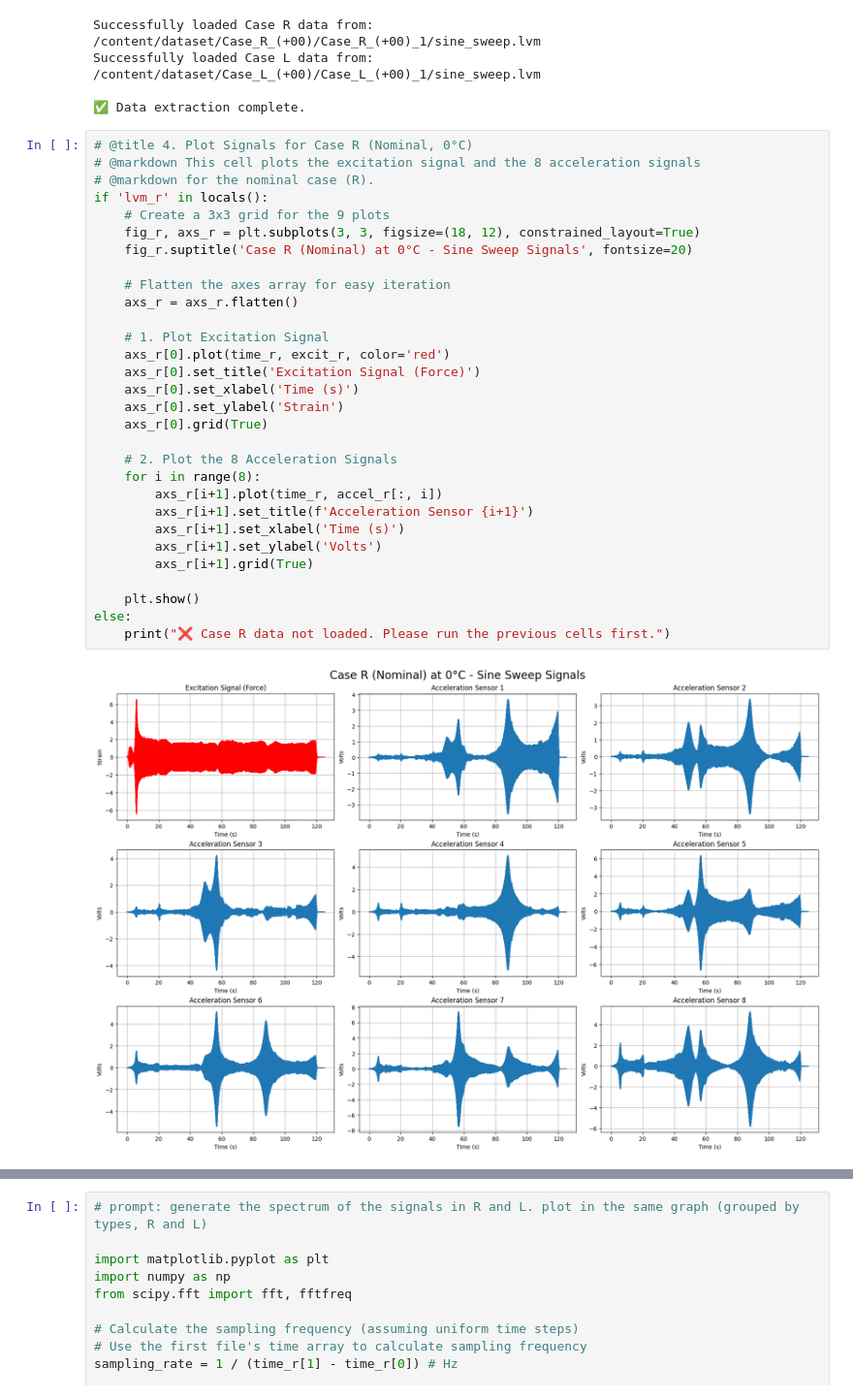
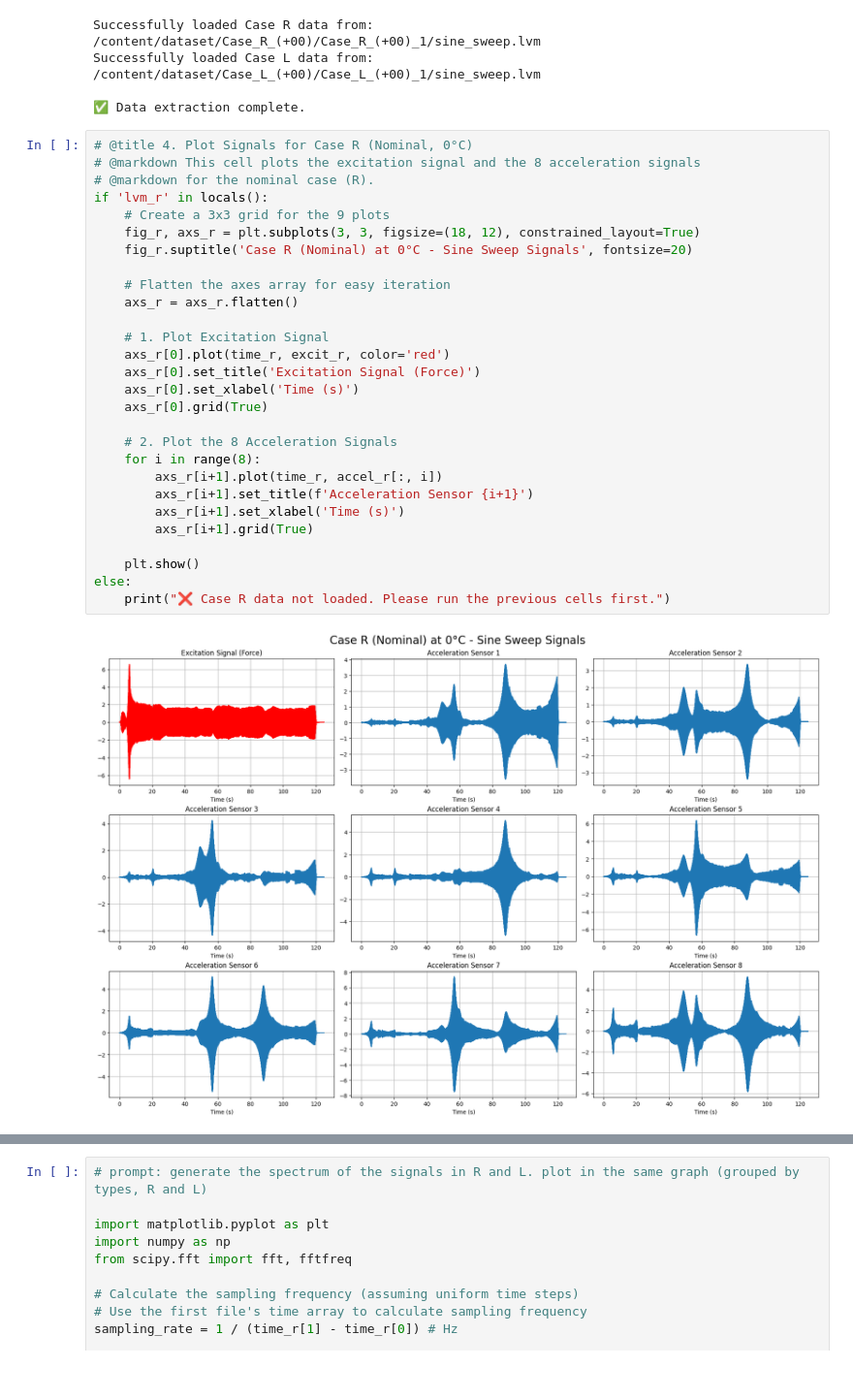
Before and after one commit to helonayala/sysid, a Jupyter notebook: wind_blade.ipynb, the cells around one changed output, grey strips where cells are left out. Shown at 97% size. Cells and saved outputs as stored; diff of their text form.

```diff
--- a/wind_blade.ipynb
+++ b/wind_blade.ipynb
@@ -128,35 +128,33 @@ Successfully loaded Case L data from: /content/dataset/Case_L_(+00)/Case_L_(+00)
 # %%
 # @title 4. Plot Signals for Case R (Nominal, 0°C)
 # @markdown This cell plots the excitation signal and the 8 acceleration signals
 # @markdown for the nominal case (R).
 if 'lvm_r' in locals():
     # Create a 3x3 grid for the 9 plots
     fig_r, axs_r = plt.subplots(3, 3, figsize=(18, 12), constrained_layout=True)
     fig_r.suptitle('Case R (Nominal) at 0°C - Sine Sweep Signals', fontsize=20)
 
     # Flatten the axes array for easy iteration
     axs_r = axs_r.flatten()
 
     # 1. Plot Excitation Signal
     axs_r[0].plot(time_r, excit_r, color='red')
     axs_r[0].set_title('Excitation Signal (Force)')
     axs_r[0].set_xlabel('Time (s)')
-    axs_r[0].set_ylabel('Strain')
     axs_r[0].grid(True)
 
     # 2. Plot the 8 Acceleration Signals
     for i in range(8):
         axs_r[i+1].plot(time_r, accel_r[:, i])
         axs_r[i+1].set_title(f'Acceleration Sensor {i+1}')
         axs_r[i+1].set_xlabel('Time (s)')
-        axs_r[i+1].set_ylabel('Volts')
         axs_r[i+1].grid(True)
 
     plt.show()
 else:
     print("❌ Case R data not loaded. Please run the previous cells first.")
 # %% [output]
-[figure, old version]
+[figure, new version]
 # %%
 # @title 5. Plot Signals for Case L (Worst Crack, 0°C)
 # @markdown This cell plots the excitation signal and the 8 acceleration signals
```
Also changed, not shown: parts of 1 cell of this notebook.
